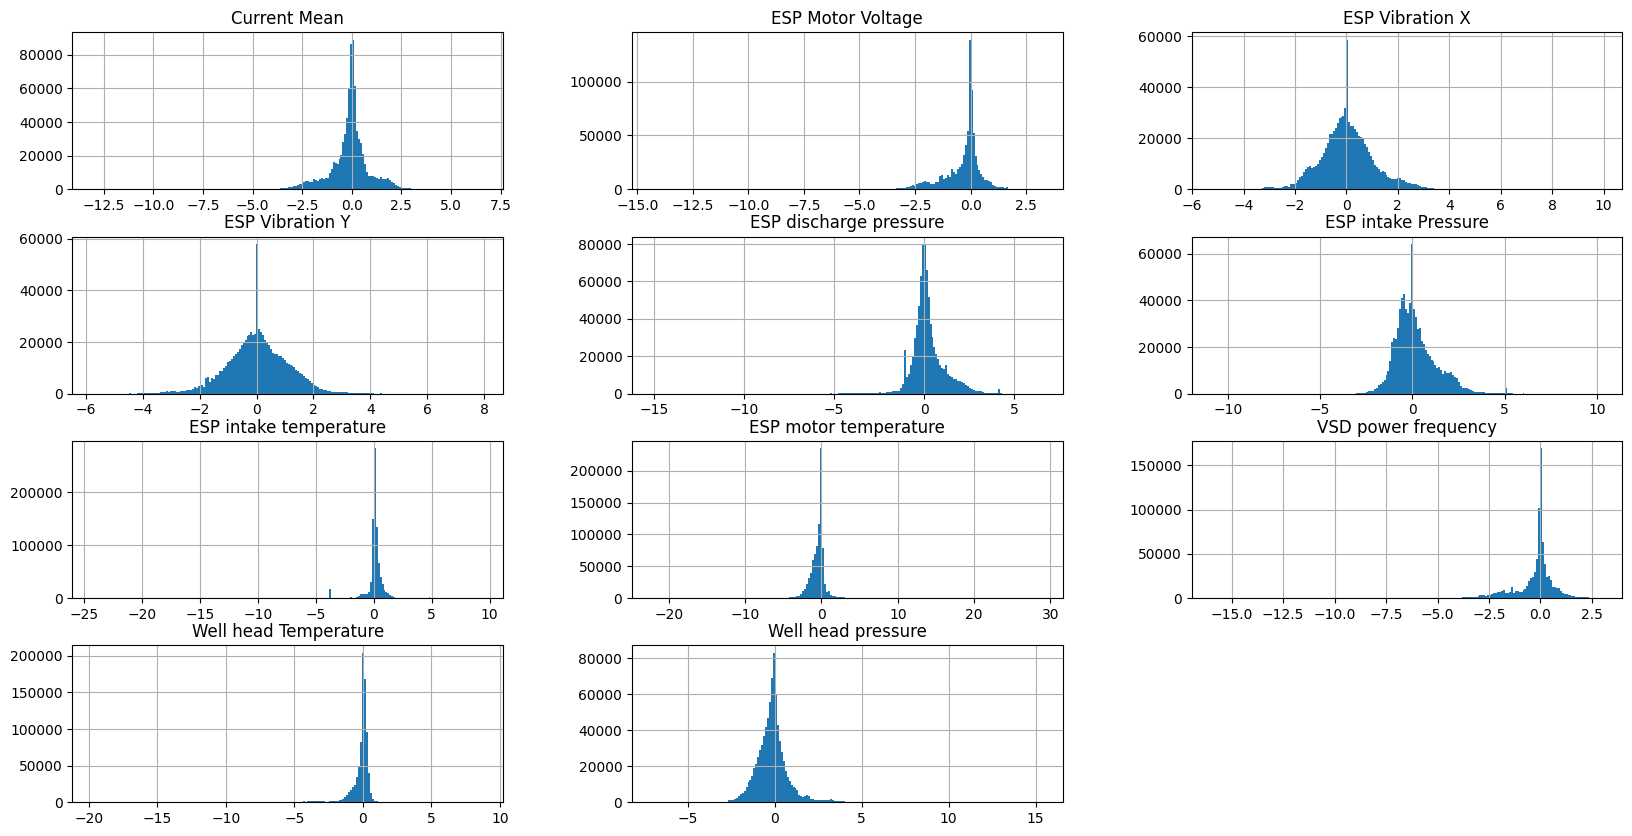
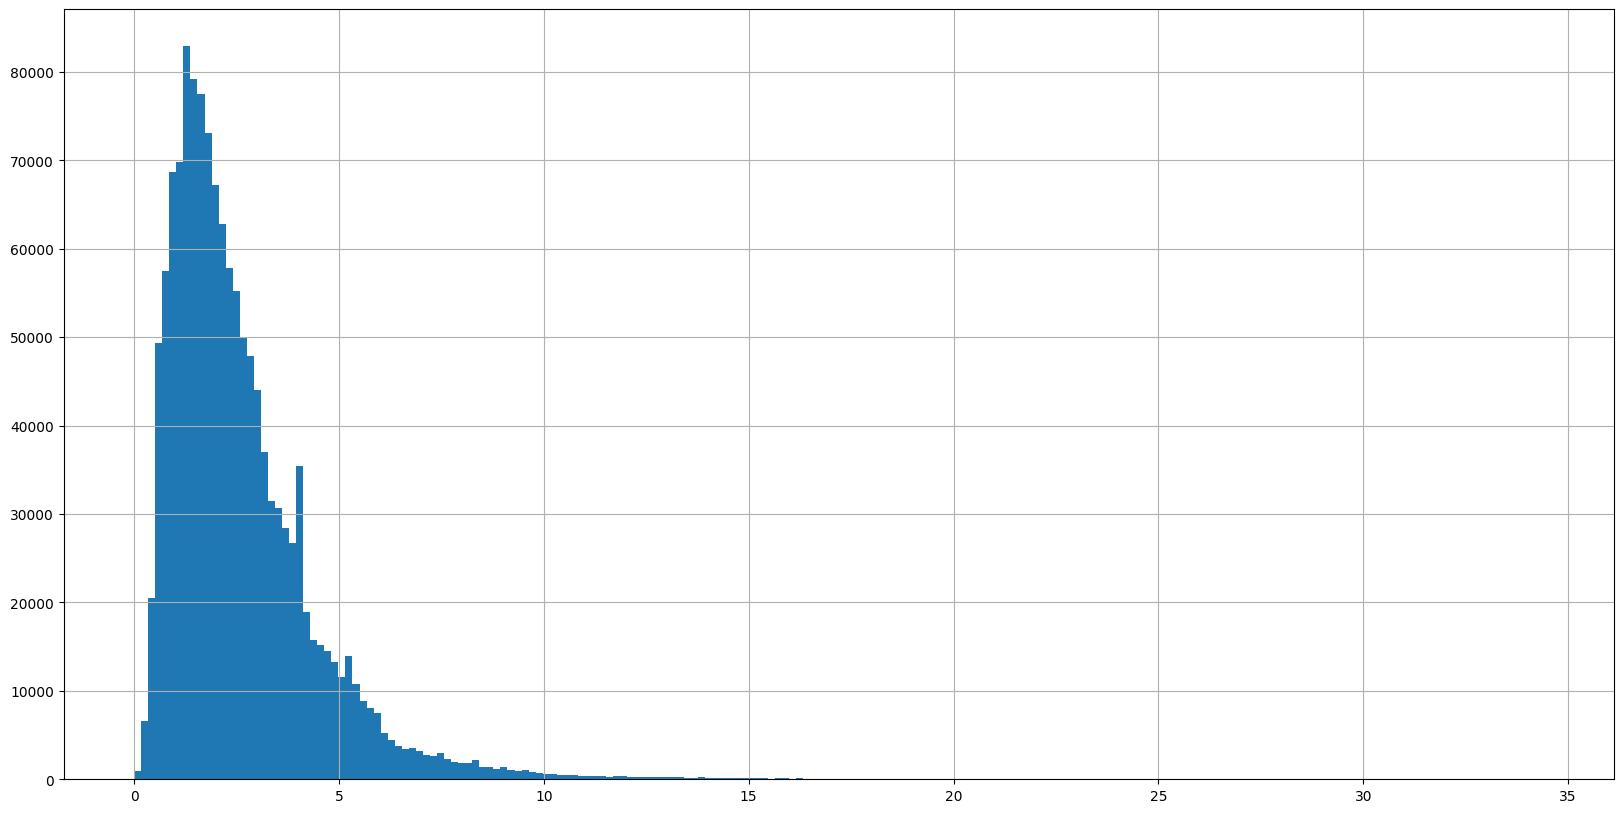
Code edit (unified diff) that turned the first committed figure into the second:
--- before
+++ after
@@ -1 +1 @@
-entireData.loc[entireData["Well_down"]==0][operationalHeaders].hist(bins=200,figsize=(20,10))
+entireData[operationalHeaders].pow(2).sum(axis=1).pow(1/2).hist(bins=200,figsize=(20,10))

Commit: modified:   examples/analise_dados_PCA.ipynb 	modified:   examples/analise_modelos_hmm_direta.ipynb 	modified:   examples/analise_modelos_hmm_direta_n_features.ipynb 	modified:   examples/medianTest_direto.ipynb 	modified:   examples/pump_data_cleaning.ipynb 	modified:   src/lissa/__pycache__/pictur